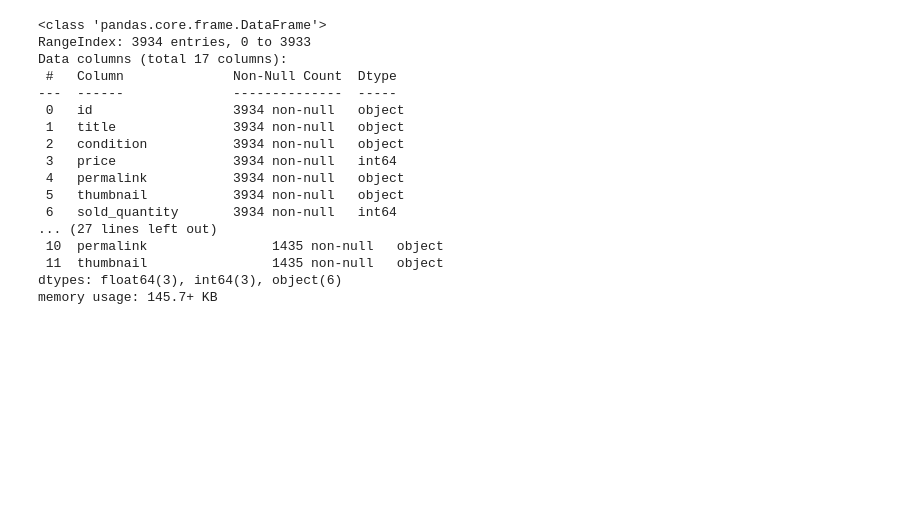
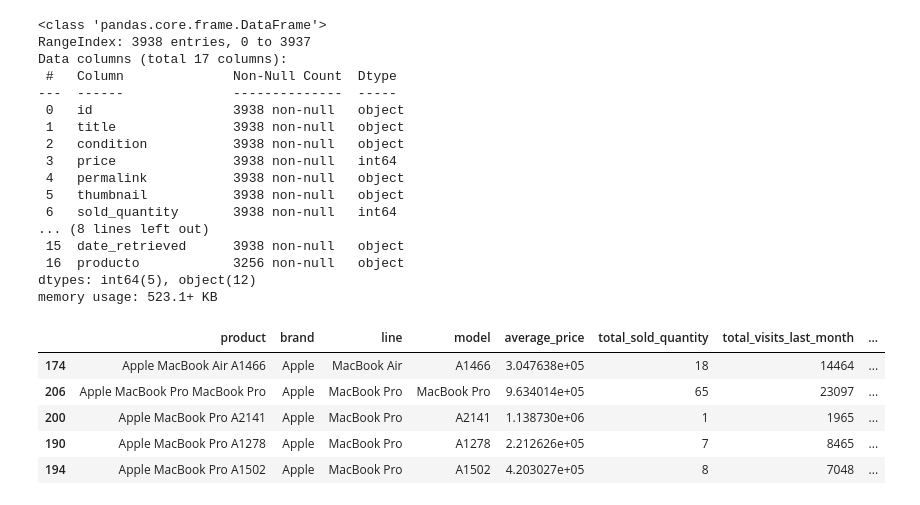
Before and after one commit to CristopherQuintana/ProyectoML, a Jupyter notebook: Data API.ipynb, the cells around one changed output. Cells and saved outputs as stored; diff of their text form; code cells hidden in the pictures; blank space fills up the shorter version.

```diff
--- a/Data API.ipynb
+++ b/Data API.ipynb
@@ -316,19 +304,36 @@ datetime.date(2023, 7, 25)
 # %%
 # Definir una función para agregar la columna 'producto'
+# SEGUNDA FUNCIÓN
 def agregar_producto(df):
+    df = df.copy()
     df['producto'] = df['brand'] + ' '+ df['line'] + ' ' + df['model']
     return df
 
 # Iterar sobre los DataFrames y agregar la columna 'producto' a cada uno de ellos
-dataframes = [df_notebooks, df_tablets, df_pcs, df_impresoras]
-nombres = ["notebooks", "tablets", "pcs", "impresoras"]
-
-for i in range(len(dataframes)):
-    dataframes[i] = agregar_producto(dataframes[i])
+df_notebooks_result = agregar_producto(df_notebooks)
+df_notebooks_result.info()
+# %% [output]
+<class 'pandas.core.frame.DataFrame'>
+RangeIndex: 3938 entries, 0 to 3937
+Data columns (total 17 columns):
+ #   Column              Non-Null Count  Dtype
+---  ------              --------------  -----
+ 0   id                  3938 non-null   object
+ 1   title               3938 non-null   object
+ 2   condition           3938 non-null   object
+ 3   price               3938 non-null   int64
+ 4   permalink           3938 non-null   object
+ 5   thumbnail           3938 non-null   object
+ 6   sold_quantity       3938 non-null   int64
+... (8 lines left out)
+ 15  date_retrieved      3938 non-null   object
+ 16  producto            3256 non-null   object
+dtypes: int64(5), object(12)
+memory usage: 523.1+ KB
 # %%
 from sklearn.preprocessing import MinMaxScaler, OneHotEncoder
-from sklearn.model_selection import StratifiedShuffleSplit
 
+#TERCERA FUNCIÓN
 def calcular_metricas_producto(df):
 
     # Filtrar los resultados con menos de 50 visitas
@@ -365,61 +370,44 @@ def calcular_metricas_producto(df):
     std_visits_last_month = grouped_df['visits_last_month'].std()
 
     # Reemplazar NaN en std_visits_last_month con el promedio de las desviaciones estándar existentes
-    std_visits_last_month_mean = std_visits_last_month.mean()
-    std_visits_last_month = std_visits_last_month.fillna(std_visits_last_month_mean)
+    std_visits_last_month_max = std_visits_last_month.max()
+    std_visits_last_month = std_visits_last_month.fillna(std_visits_last_month_max)
 
     # Crear el nuevo DataFrame con las métricas calculadas
     result_df = pd.DataFrame({
         'product': total_sold_quantity.index,
         'brand': brand.values,
         'line': line.values,
         'model': model.values,
         'average_price': average_price.values,
         'total_sold_quantity': total_sold_quantity.values,
         'total_visits_last_month': total_visits_last_month.values,
         'total_sellers': total_sellers.values,
         'sells_per_visit': sells_per_visit.values,
         'std_visits_last_month': std_visits_last_month.values,
         'permalink': permalink.values,
         'thumbnail': thumbnail.values
 
     })
 
     # Ordenar el DataFrame por "total_visits_last_month" en orden descendente
     #result_df = result_df.sort_values(by='total_visits_last_month', ascending=False)
     result_df = result_df.sort_values(by='total_sellers', ascending=False)
     #result_df = result_df.sort_values(by='total_sold_quantity', ascending=False)
 
 
     return result_df
 
-df_notebooks.info()
+df_notebooks_pp = calcular_metricas_producto(df_notebooks_result)
 
-df_notebooks_pp = calcular_metricas_producto(df_notebooks)
-
-split = StratifiedShuffleSplit(n_splits=1, test_size=0.2, random_state=42)
-for train_index, test_index in split.split(df_notebooks_pp, df_notebooks_pp["total_visits_last_month"]):
-    strat_train_set = df_notebooks_pp.loc[train_index]
-    strat_test_set = housing.loc[test_index]
-df_notebooks_pp.info()
+df_notebooks_pp.head()
 # %% [output]
-<class 'pandas.core.frame.DataFrame'>
-RangeIndex: 3934 entries, 0 to 3933
-Data columns (total 17 columns):
- #   Column              Non-Null Count  Dtype
----  ------              --------------  -----
- 0   id                  3934 non-null   object
- 1   title               3934 non-null   object
- 2   condition           3934 non-null   object
- 3   price               3934 non-null   int64
- 4   permalink           3934 non-null   object
- 5   thumbnail           3934 non-null   object
- 6   sold_quantity       3934 non-null   int64
-... (27 lines left out)
- 10  permalink                1435 non-null   object
- 11  thumbnail                1435 non-null   object
-dtypes: float64(3), int64(3), object(6)
-memory usage: 145.7+ KB
+|  | product | brand | line | model | average_price | total_sold_quantity | total_visits_last_month | ... |
+| 174 | Apple MacBook Air A1466 | Apple | MacBook Air | A1466 | 3.047638e+05 | 18 | 14464 | ... |
+| 206 | Apple MacBook Pro MacBook Pro | Apple | MacBook Pro | MacBook Pro | 9.634014e+05 | 65 | 23097 | ... |
+| 200 | Apple MacBook Pro A2141 | Apple | MacBook Pro | A2141 | 1.138730e+06 | 1 | 1965 | ... |
+| 190 | Apple MacBook Pro A1278 | Apple | MacBook Pro | A1278 | 2.212626e+05 | 7 | 8465 | ... |
+| 194 | Apple MacBook Pro A1502 | Apple | MacBook Pro | A1502 | 4.203027e+05 | 8 | 7048 | ... |
 # %%
 from sklearn.compose import ColumnTransformer
 from sklearn.pipeline import Pipeline
```
Also changed, not shown: parts of 17 cells of this notebook, 1 other file.
